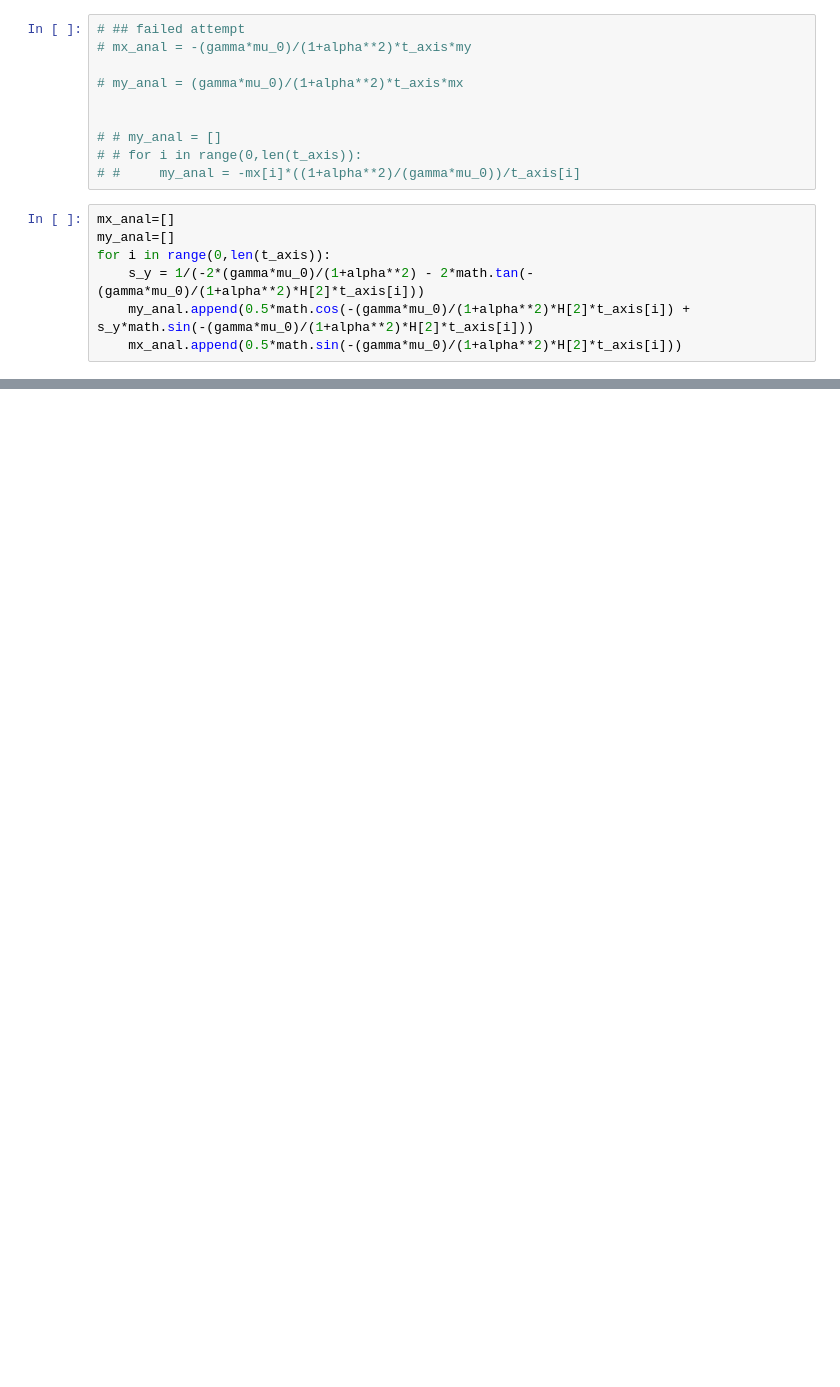
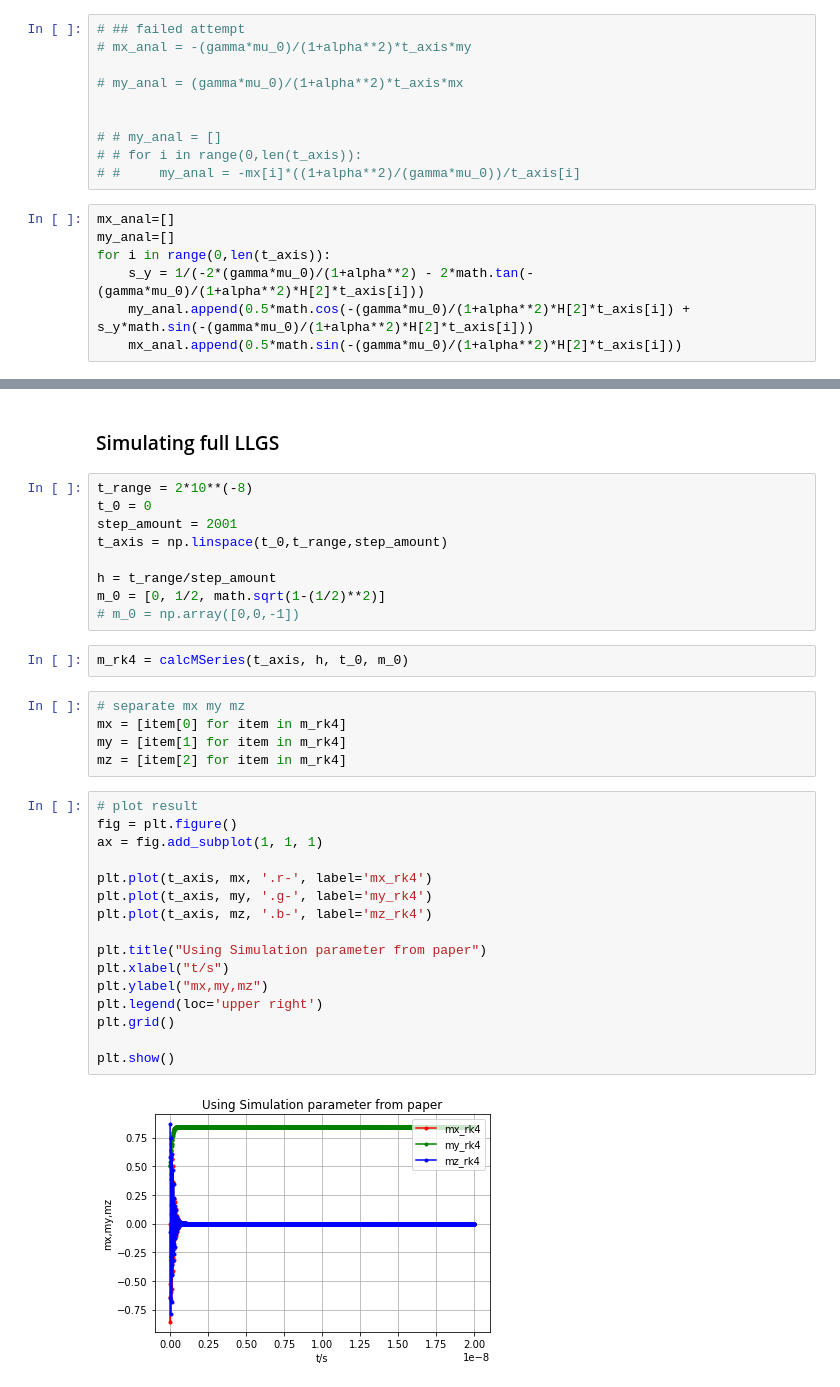
Before and after one commit to Hernandope/spintronics, a Jupyter notebook: runge_kutta.ipynb, the cells around one changed output, grey strips where cells are left out. Drawn from its saved outputs; the diff is of its cells as text; blank space fills up the shorter version.

```diff
--- a/runge_kutta.ipynb
+++ b/runge_kutta.ipynb
@@ -239,0 +308,36 @@ plt.show()
+# %% [markdown]
+### Simulating full LLGS
+# %%
+t_range = 2*10**(-8)
+t_0 = 0
+step_amount = 2001
+t_axis = np.linspace(t_0,t_range,step_amount)
+
+h = t_range/step_amount
+m_0 = [0, 1/2, math.sqrt(1-(1/2)**2)]
+# m_0 = np.array([0,0,-1])
+# %%
+m_rk4 = calcMSeries(t_axis, h, t_0, m_0)
+# %%
+# separate mx my mz
+mx = [item[0] for item in m_rk4]
+my = [item[1] for item in m_rk4]
+mz = [item[2] for item in m_rk4]
+# %%
+# plot result
+fig = plt.figure()
+ax = fig.add_subplot(1, 1, 1)
+
+plt.plot(t_axis, mx, '.r-', label='mx_rk4')
+plt.plot(t_axis, my, '.g-', label='my_rk4')
+plt.plot(t_axis, mz, '.b-', label='mz_rk4')
+
+plt.title("Using Simulation parameter from paper")
+plt.xlabel("t/s")
+plt.ylabel("mx,my,mz")
+plt.legend(loc='upper right')
+plt.grid()
+
+plt.show()
+# %% [output]
+[figure, added]
```
Also changed, not shown: parts of 9 cells of this notebook, 2 other files.
